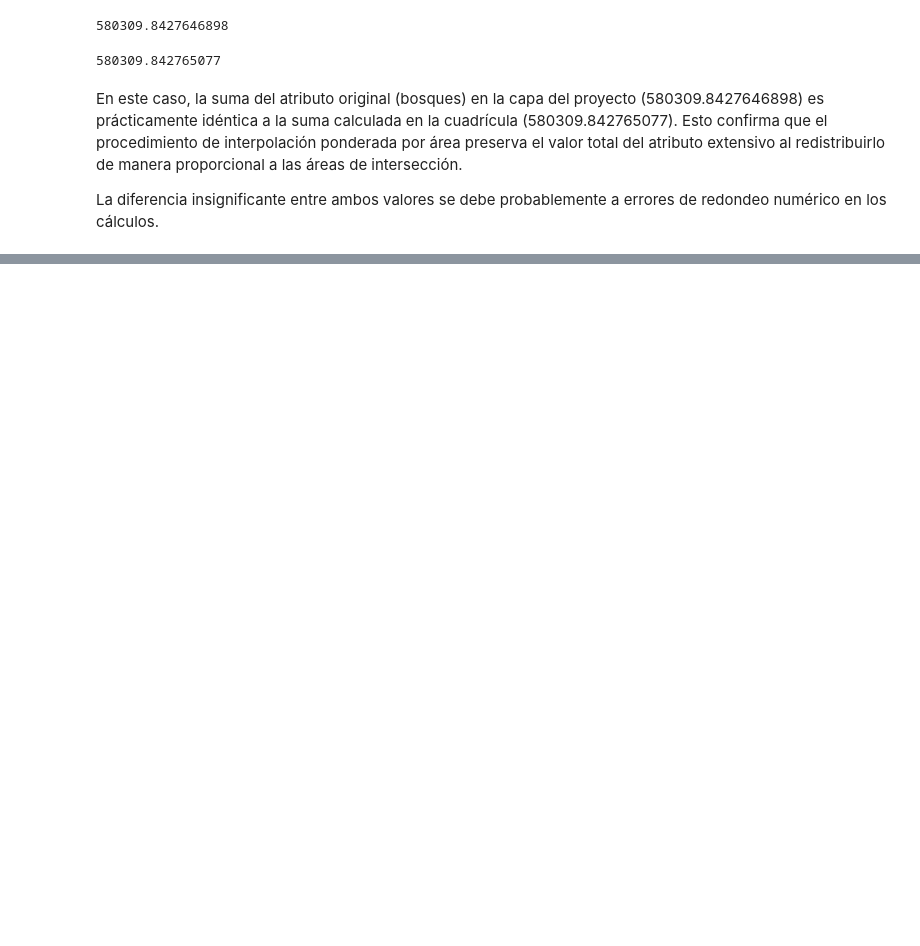
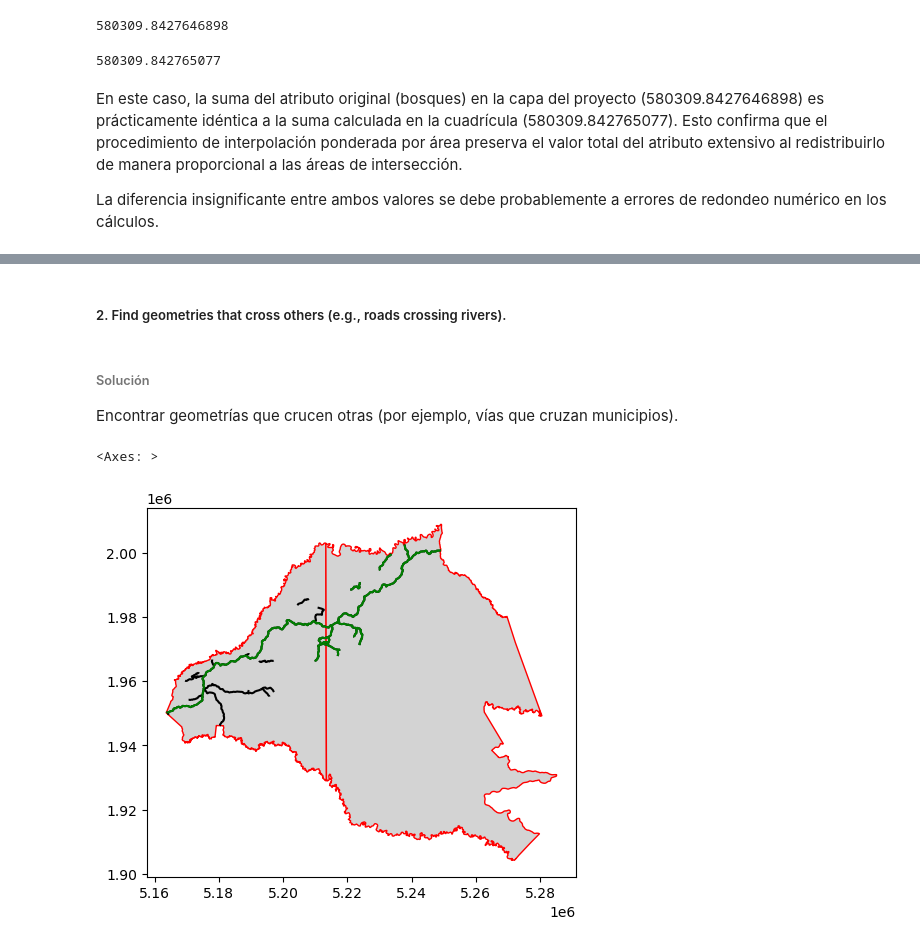
Before and after one commit to Lmfernanda/Workshop_2_Attribute_and_Spatial_Data_Operations, a Jupyter notebook: Workshop.ipynb, the cells around one changed output, grey strips where cells are left out. Drawn from its saved outputs; the diff is of its cells as text; code cells hidden in the pictures; blank space fills up the shorter version.

```diff
--- a/Workshop.ipynb
+++ b/Workshop.ipynb
@@ -597,0 +992,23 @@ Complejidad computacional: En capas grandes o con geometrías complejas, el cál
+# %% [markdown]
+##### 2. Find geometries that cross others (e.g., roads crossing rivers).
+# %% [markdown]
+###### Solución
+
+Encontrar geometrías que crucen otras (por ejemplo, vías que cruzan municipios).
+# %%
+# Leer los archivos shapefile
+municipios = gpd.read_file("Data\\Municipios.shp")
+vias = gpd.read_file("Data\\Via.shp")
+# %%
+# Crear el gráfico base
+base = municipios.plot(color='lightgrey', edgecolor='red')
+# Dibujar las vías en el mapa
+vias.plot(ax=base, color='black', edgecolor='black')
+
+# Seleccionar las vías que cruzan el municipio en el índice 2
+vias_selected = vias[vias.intersects(municipios.geometry.iloc[2])]
+# Mostrar las vías seleccionadas en verde
+vias_selected.plot(ax=base, color='green', edgecolor='black')
+# %% [output]
+<Axes: >
+[figure, added]
```
Also changed, not shown: parts of 163 cells of this notebook, 8 other files.
